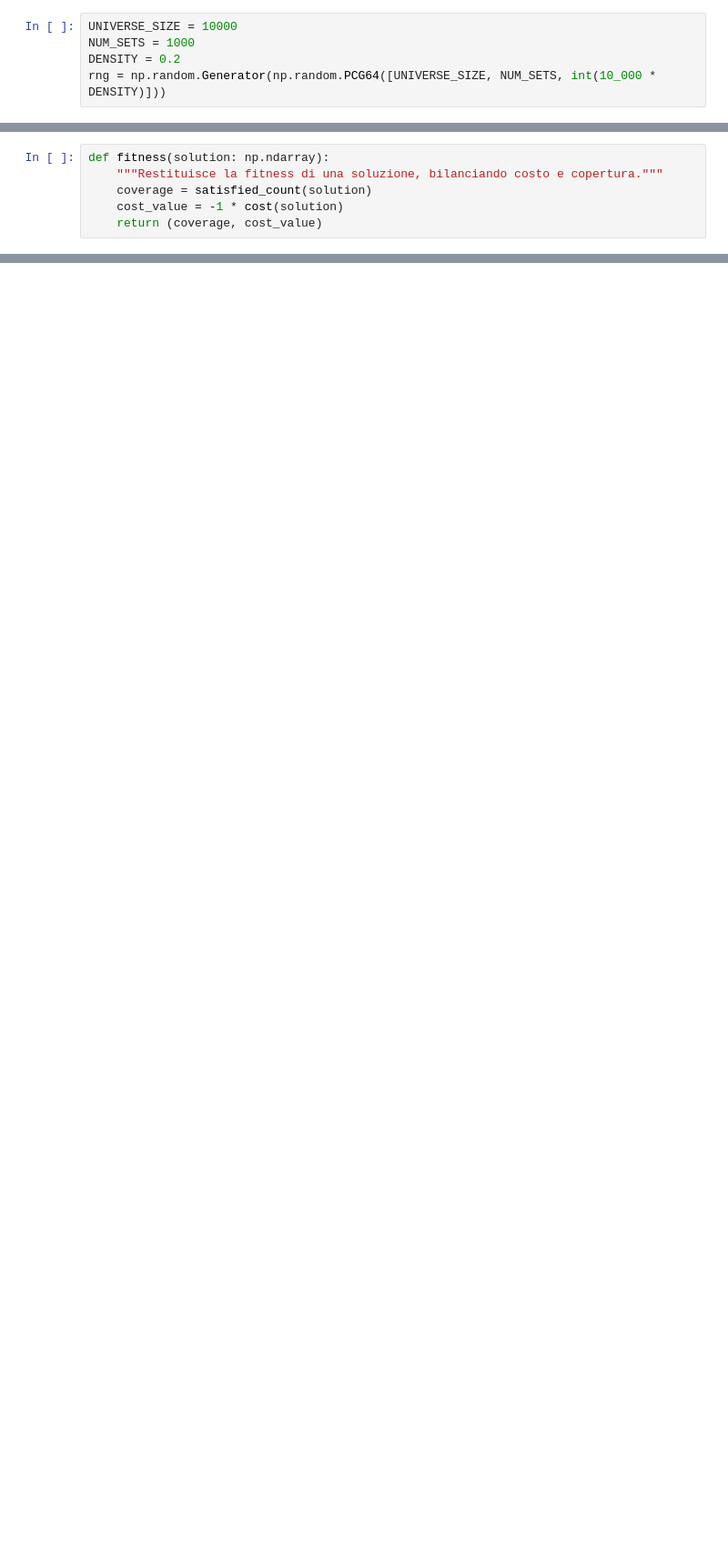
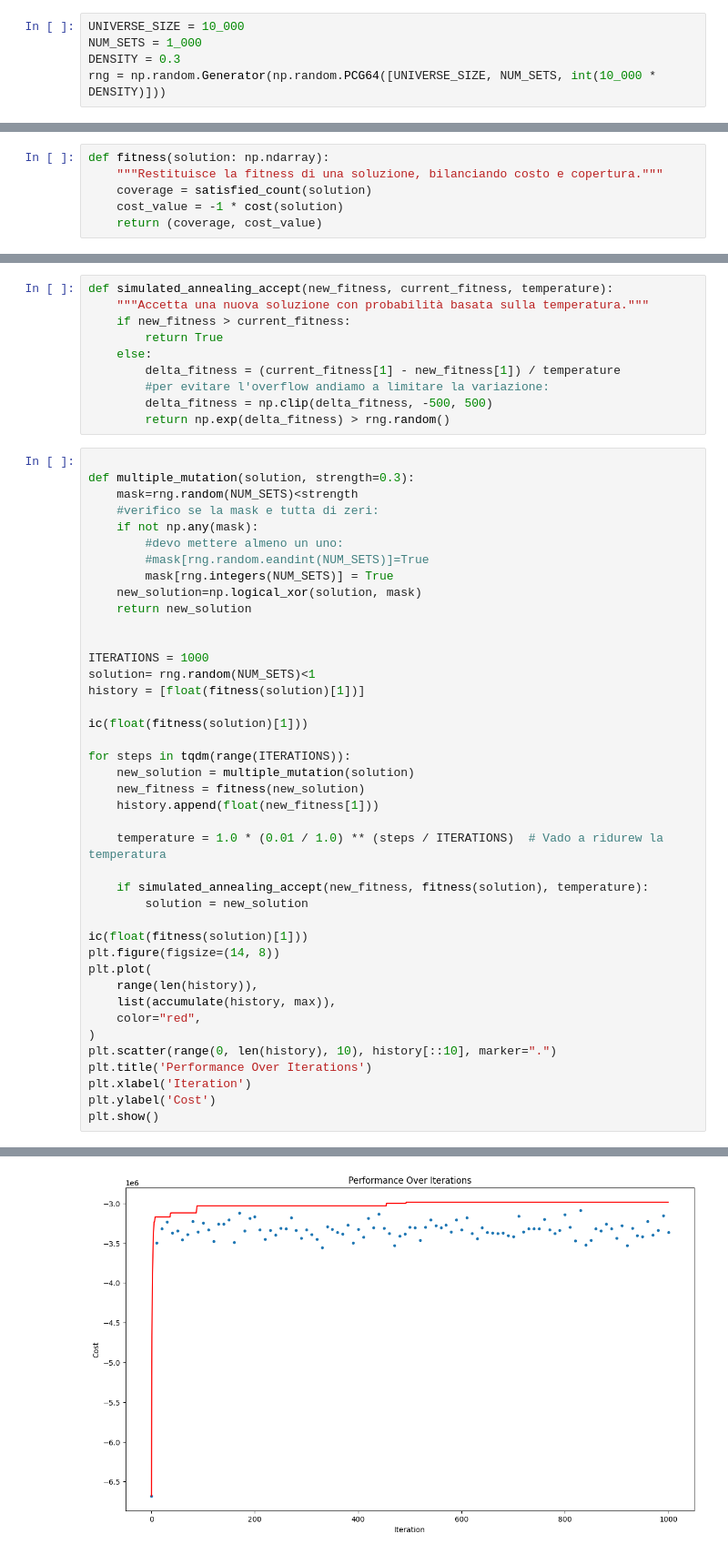
Before and after one commit to Andrea-1704/CI2024_lab1, a Jupyter notebook: set_cover_problem.ipynb, the cells around one changed output, grey strips where cells are left out. Shown: that part at 91% size. Saved outputs shown, nothing was run; the diff lists cells and outputs as text; blank space fills up the shorter version.

```diff
--- a/set_cover_problem.ipynb
+++ b/set_cover_problem.ipynb
@@ -7,7 +9,7 @@ from icecream import ic
 # %%
-UNIVERSE_SIZE = 10000
-NUM_SETS = 1000
-DENSITY = 0.2
+UNIVERSE_SIZE = 10_000
+NUM_SETS = 1_000
+DENSITY = 0.3
 rng = np.random.Generator(np.random.PCG64([UNIVERSE_SIZE, NUM_SETS, int(10_000 * DENSITY)]))
 # %%
 # DON'T EDIT THESE LINES!
@@ -53,0 +65,52 @@ def fitness(solution: np.ndarray):
+# %%
+def simulated_annealing_accept(new_fitness, current_fitness, temperature):
+    """Accetta una nuova soluzione con probabilità basata sulla temperatura."""
+    if new_fitness > current_fitness:
+        return True
+    else:
+        delta_fitness = (current_fitness[1] - new_fitness[1]) / temperature
+        #per evitare l'overflow andiamo a limitare la variazione:
+        delta_fitness = np.clip(delta_fitness, -500, 500)
+        return np.exp(delta_fitness) > rng.random()
+# %%
+
+def multiple_mutation(solution, strength=0.3):
+    mask=rng.random(NUM_SETS)<strength
+    #verifico se la mask e tutta di zeri:
+    if not np.any(mask):
+	    #devo mettere almeno un uno:
+	    #mask[rng.random.eandint(NUM_SETS)]=True
+        mask[rng.integers(NUM_SETS)] = True
+    new_solution=np.logical_xor(solution, mask)
+    return new_solution
+
+
+ITERATIONS = 1000
+solution= rng.random(NUM_SETS)<1
+history = [float(fitness(solution)[1])]
+
+ic(float(fitness(solution)[1]))
+
+for steps in tqdm(range(ITERATIONS)):
+    new_solution = multiple_mutation(solution)
+    new_fitness = fitness(new_solution)
+    history.append(float(new_fitness[1]))
+
+    temperature = 1.0 * (0.01 / 1.0) ** (steps / ITERATIONS)  # Vado a ridurew la temperatura
+
+    if simulated_annealing_accept(new_fitness, fitness(solution), temperature):
+        solution = new_solution
+
+ic(float(fitness(solution)[1]))
+plt.figure(figsize=(14, 8))
+plt.plot(
+    range(len(history)),
+    list(accumulate(history, max)),
+    color="red",
+)
+plt.scatter(range(0, len(history), 10), history[::10], marker=".")
+plt.title('Performance Over Iterations')
+plt.xlabel('Iteration')
+plt.ylabel('Cost')
+plt.show()
+# %% [output]
@@ -53,0 +119 @@ def fitness(solution: np.ndarray):
+[figure, added]
```
Also changed, not shown: parts of 8 cells of this notebook.
